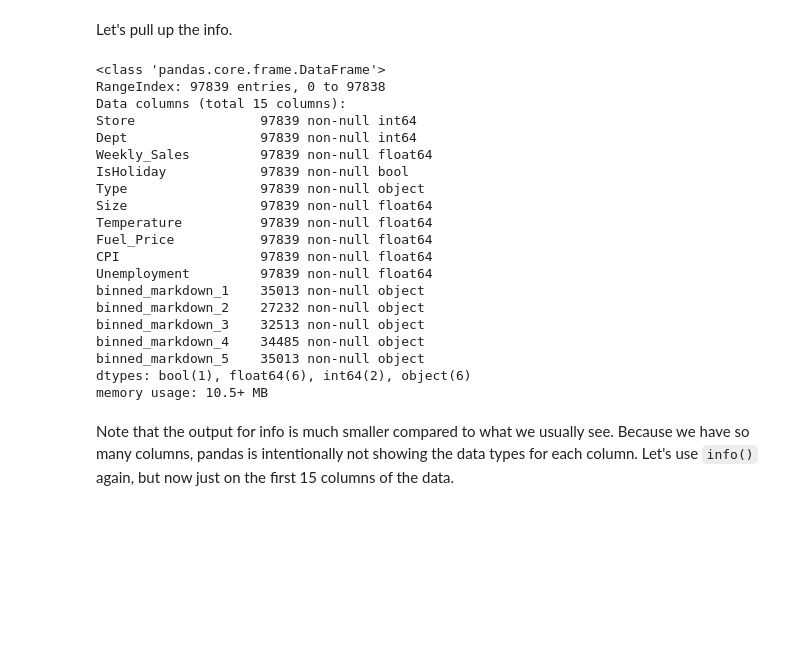
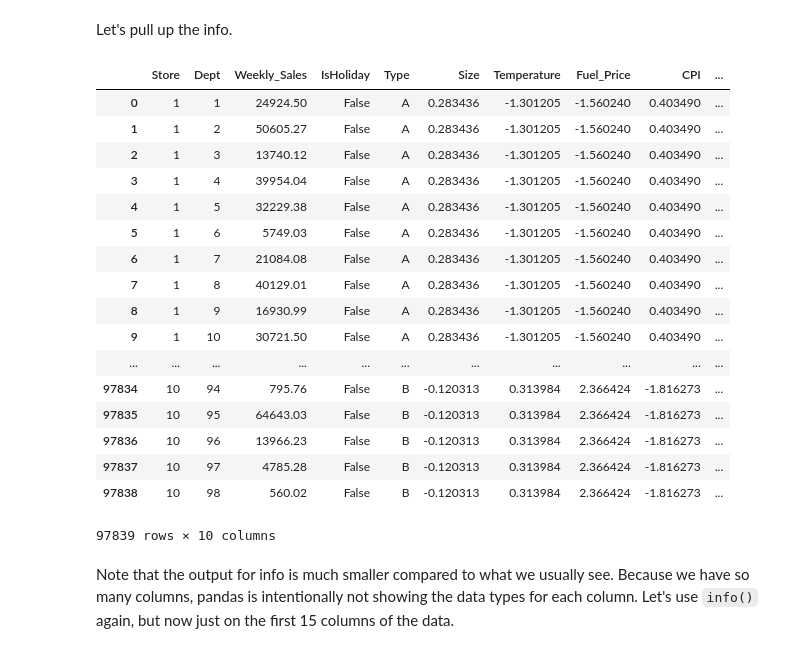
Before and after one commit to Bmcgarry194/dsc-1-12-11-modeling-our-data-lab-seattle-ds-career-040119, a Jupyter notebook: index.ipynb, the cells around one changed output. Cells and saved outputs as stored; diff of their text form; code cells hidden in the pictures; blank space fills up the shorter version.

```diff
--- a/index.ipynb
+++ b/index.ipynb
@@ -27,28 +27,26 @@ df = pd.read_csv('walmart_dataset.csv')
 # %% [markdown]
 Let's pull up the info.
 # %%
-df.iloc[:, :10]
+df.iloc[:10, :10]
 # %% [output]
+|  | Store | Dept | Weekly_Sales | IsHoliday | Type | Size | Temperature | Fuel_Price | CPI | ... |
+| 0 | 1 | 1 | 24924.50 | False | A | 0.283436 | -1.301205 | -1.560240 | 0.403490 | ... |
+| 1 | 1 | 2 | 50605.27 | False | A | 0.283436 | -1.301205 | -1.560240 | 0.403490 | ... |
+| 2 | 1 | 3 | 13740.12 | False | A | 0.283436 | -1.301205 | -1.560240 | 0.403490 | ... |
+| 3 | 1 | 4 | 39954.04 | False | A | 0.283436 | -1.301205 | -1.560240 | 0.403490 | ... |
+| 4 | 1 | 5 | 32229.38 | False | A | 0.283436 | -1.301205 | -1.560240 | 0.403490 | ... |
+| 5 | 1 | 6 | 5749.03 | False | A | 0.283436 | -1.301205 | -1.560240 | 0.403490 | ... |
+| 6 | 1 | 7 | 21084.08 | False | A | 0.283436 | -1.301205 | -1.560240 | 0.403490 | ... |
+| 7 | 1 | 8 | 40129.01 | False | A | 0.283436 | -1.301205 | -1.560240 | 0.403490 | ... |
+| 8 | 1 | 9 | 16930.99 | False | A | 0.283436 | -1.301205 | -1.560240 | 0.403490 | ... |
+| 9 | 1 | 10 | 30721.50 | False | A | 0.283436 | -1.301205 | -1.560240 | 0.403490 | ... |
+| ... | ... | ... | ... | ... | ... | ... | ... | ... | ... | ... |
+| 97834 | 10 | 94 | 795.76 | False | B | -0.120313 | 0.313984 | 2.366424 | -1.816273 | ... |
+| 97835 | 10 | 95 | 64643.03 | False | B | -0.120313 | 0.313984 | 2.366424 | -1.816273 | ... |
+| 97836 | 10 | 96 | 13966.23 | False | B | -0.120313 | 0.313984 | 2.366424 | -1.816273 | ... |
+| 97837 | 10 | 97 | 4785.28 | False | B | -0.120313 | 0.313984 | 2.366424 | -1.816273 | ... |
+| 97838 | 10 | 98 | 560.02 | False | B | -0.120313 | 0.313984 | 2.366424 | -1.816273 | ... |
-<class 'pandas.core.frame.DataFrame'>
-RangeIndex: 97839 entries, 0 to 97838
-Data columns (total 15 columns):
-Store                97839 non-null int64
-Dept                 97839 non-null int64
-Weekly_Sales         97839 non-null float64
-IsHoliday            97839 non-null bool
-Type                 97839 non-null object
-Size                 97839 non-null float64
-Temperature          97839 non-null float64
-Fuel_Price           97839 non-null float64
-CPI                  97839 non-null float64
-Unemployment         97839 non-null float64
-binned_markdown_1    35013 non-null object
-binned_markdown_2    27232 non-null object
-binned_markdown_3    32513 non-null object
-binned_markdown_4    34485 non-null object
-binned_markdown_5    35013 non-null object
-dtypes: bool(1), float64(6), int64(2), object(6)
-memory usage: 10.5+ MB
+97839 rows × 10 columns
 # %% [markdown]
 Note that the output for info is much smaller compared to what we usually see. Because we have so many columns, pandas is intentionally not showing the data types for each column. Let's use `info()` again, but now just on the first 15 columns of the data.
 # %% [markdown]
```
